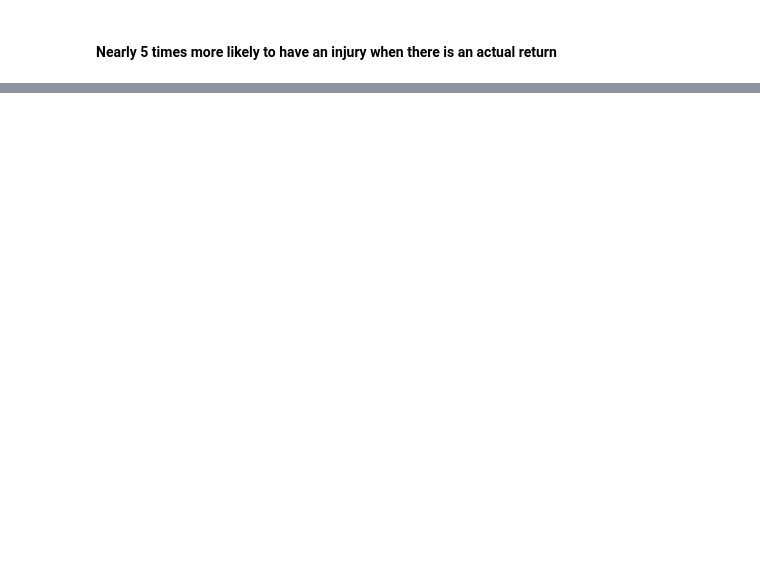
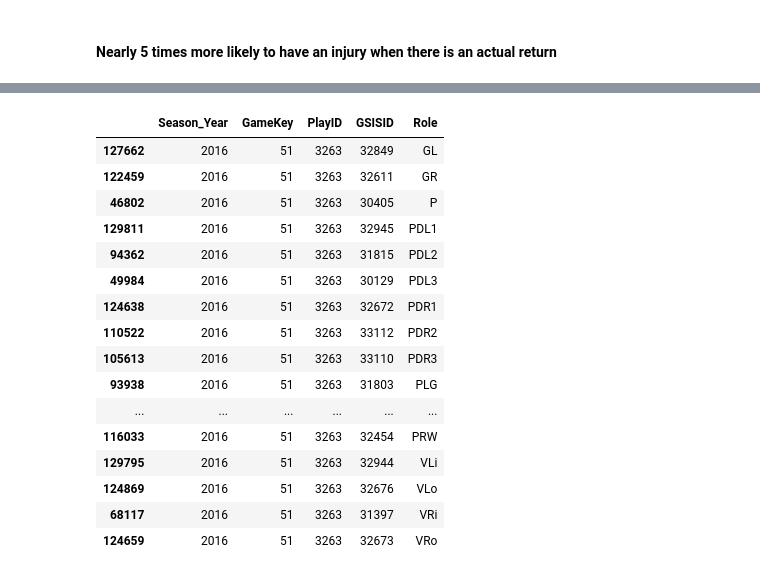
Before and after one commit to mtodisco10/nfl-punt-analytics, a Jupyter notebook: nfl_punt_script.ipynb, the cells around one changed output, grey strips where cells are left out. Cells and saved outputs as stored; diff of their text form; code cells hidden in the pictures; blank space fills up the shorter version.

```diff
--- a/nfl_punt_script.ipynb
+++ b/nfl_punt_script.ipynb
@@ -561,0 +497,20 @@ plot_play(game_df=game280, PlayID=2918, player1=32120, player2=32725)
+# %%
+play_player_role.loc[(play_player_role.GameKey==51) & (play_player_role.PlayID==3263)].sort_values('Role')
+# %% [output]
+|  | Season_Year | GameKey | PlayID | GSISID | Role |
+| 127662 | 2016 | 51 | 3263 | 32849 | GL |
+| 122459 | 2016 | 51 | 3263 | 32611 | GR |
+| 46802 | 2016 | 51 | 3263 | 30405 | P |
+| 129811 | 2016 | 51 | 3263 | 32945 | PDL1 |
+| 94362 | 2016 | 51 | 3263 | 31815 | PDL2 |
+| 49984 | 2016 | 51 | 3263 | 30129 | PDL3 |
+| 124638 | 2016 | 51 | 3263 | 32672 | PDR1 |
+| 110522 | 2016 | 51 | 3263 | 33112 | PDR2 |
+| 105613 | 2016 | 51 | 3263 | 33110 | PDR3 |
+| 93938 | 2016 | 51 | 3263 | 31803 | PLG |
+| ... | ... | ... | ... | ... | ... |
+| 116033 | 2016 | 51 | 3263 | 32454 | PRW |
+| 129795 | 2016 | 51 | 3263 | 32944 | VLi |
+| 124869 | 2016 | 51 | 3263 | 32676 | VLo |
+| 68117 | 2016 | 51 | 3263 | 31397 | VRi |
+| 124659 | 2016 | 51 | 3263 | 32673 | VRo |
```
Also changed, not shown: parts of 63 cells of this notebook.
